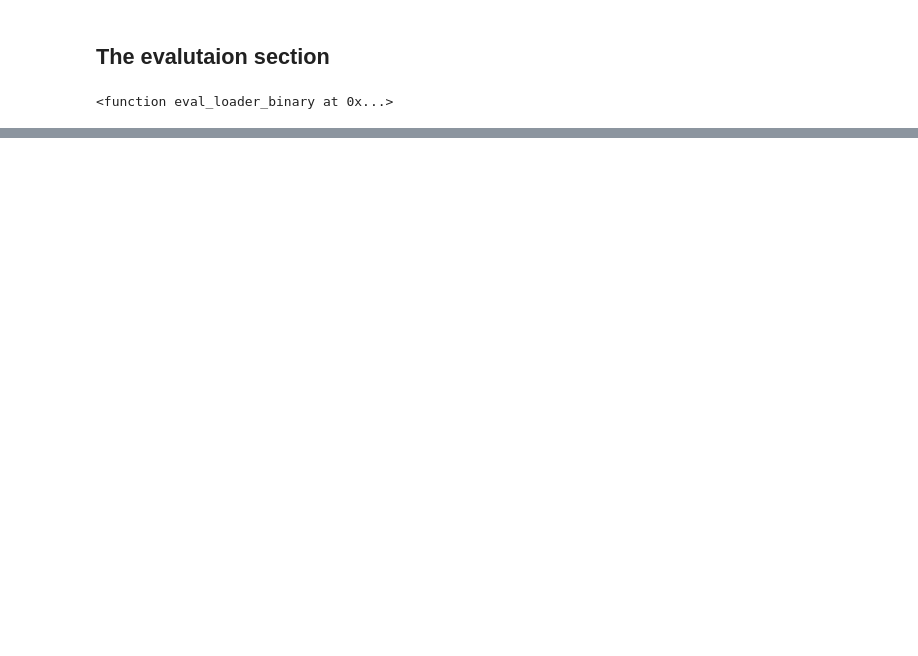
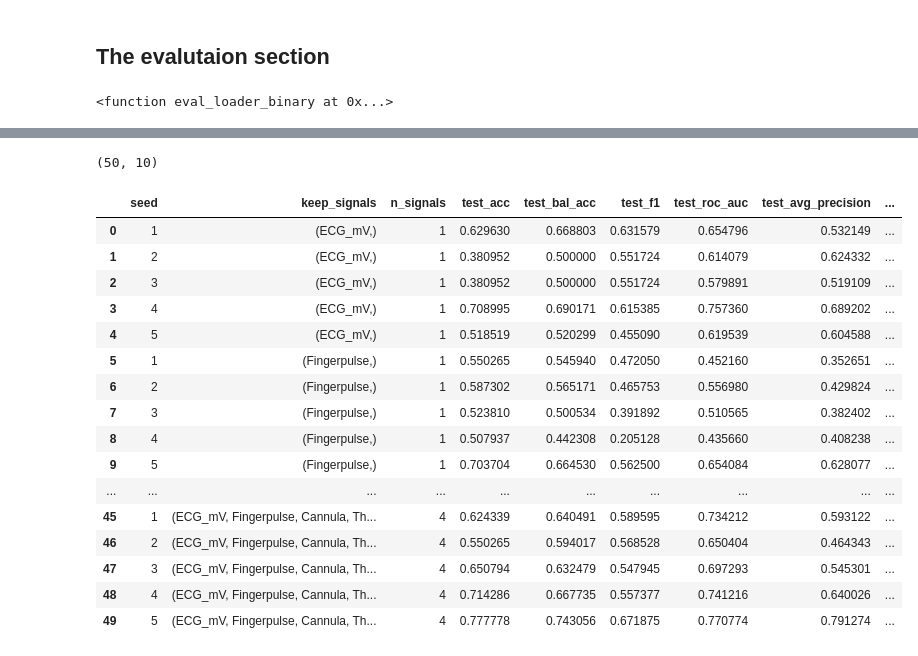
Before and after one commit to sssabere/Modeling_Breathing_Signals-, a Jupyter notebook: study1/Testing_functions_nose.ipynb, the cells around one changed output, grey strips where cells are left out. Cells and saved outputs as stored; diff of their text form; code cells hidden in the pictures; blank space fills up the shorter version.

Commit message:
nose update

```diff
--- a/study1/Testing_functions_nose.ipynb
+++ b/study1/Testing_functions_nose.ipynb
@@ -513,0 +514,24 @@ done: seed=5, signals=['ECG_mV', 'Fingerpulse', 'Cannula', 'Thermopod'] -> acc=0
+# %%
+df = pd.DataFrame(results)
+df.to_csv("df_nose_different_Signals.csv", index=False)
+print(df.shape)
+df.head(50)
+# %% [output]
+(50, 10)
+|  | seed | keep_signals | n_signals | test_acc | test_bal_acc | test_f1 | test_roc_auc | test_avg_precision | ... |
+| 0 | 1 | (ECG_mV,) | 1 | 0.629630 | 0.668803 | 0.631579 | 0.654796 | 0.532149 | ... |
+| 1 | 2 | (ECG_mV,) | 1 | 0.380952 | 0.500000 | 0.551724 | 0.614079 | 0.624332 | ... |
+| 2 | 3 | (ECG_mV,) | 1 | 0.380952 | 0.500000 | 0.551724 | 0.579891 | 0.519109 | ... |
+| 3 | 4 | (ECG_mV,) | 1 | 0.708995 | 0.690171 | 0.615385 | 0.757360 | 0.689202 | ... |
+| 4 | 5 | (ECG_mV,) | 1 | 0.518519 | 0.520299 | 0.455090 | 0.619539 | 0.604588 | ... |
+| 5 | 1 | (Fingerpulse,) | 1 | 0.550265 | 0.545940 | 0.472050 | 0.452160 | 0.352651 | ... |
+| 6 | 2 | (Fingerpulse,) | 1 | 0.587302 | 0.565171 | 0.465753 | 0.556980 | 0.429824 | ... |
+| 7 | 3 | (Fingerpulse,) | 1 | 0.523810 | 0.500534 | 0.391892 | 0.510565 | 0.382402 | ... |
+| 8 | 4 | (Fingerpulse,) | 1 | 0.507937 | 0.442308 | 0.205128 | 0.435660 | 0.408238 | ... |
+| 9 | 5 | (Fingerpulse,) | 1 | 0.703704 | 0.664530 | 0.562500 | 0.654084 | 0.628077 | ... |
+| ... | ... | ... | ... | ... | ... | ... | ... | ... | ... |
+| 45 | 1 | (ECG_mV, Fingerpulse, Cannula, Th... | 4 | 0.624339 | 0.640491 | 0.589595 | 0.734212 | 0.593122 | ... |
+| 46 | 2 | (ECG_mV, Fingerpulse, Cannula, Th... | 4 | 0.550265 | 0.594017 | 0.568528 | 0.650404 | 0.464343 | ... |
+| 47 | 3 | (ECG_mV, Fingerpulse, Cannula, Th... | 4 | 0.650794 | 0.632479 | 0.547945 | 0.697293 | 0.545301 | ... |
+| 48 | 4 | (ECG_mV, Fingerpulse, Cannula, Th... | 4 | 0.714286 | 0.667735 | 0.557377 | 0.741216 | 0.640026 | ... |
+| 49 | 5 | (ECG_mV, Fingerpulse, Cannula, Th... | 4 | 0.777778 | 0.743056 | 0.671875 | 0.770774 | 0.791274 | ... |
```
Also changed, not shown: parts of 5 cells of this notebook.
